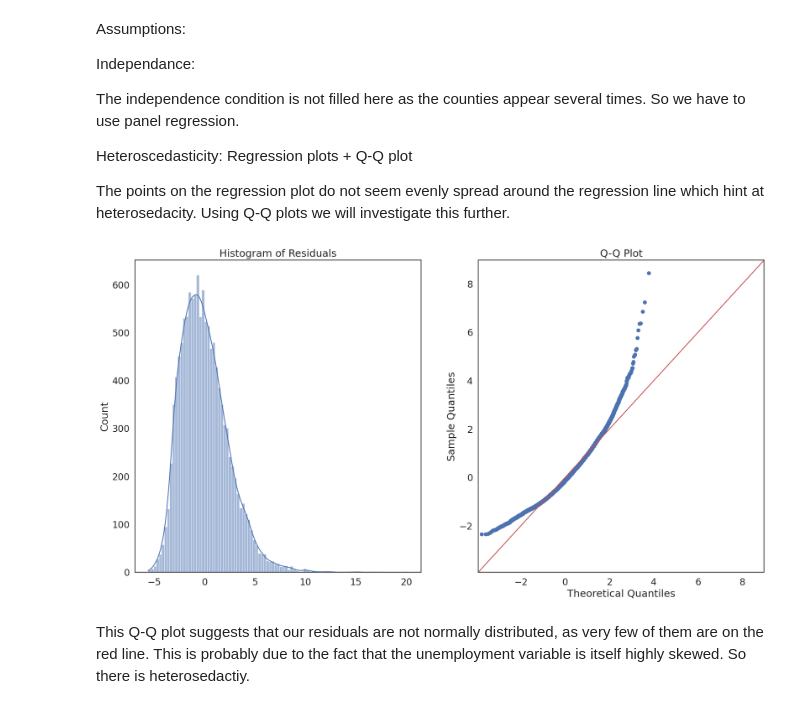
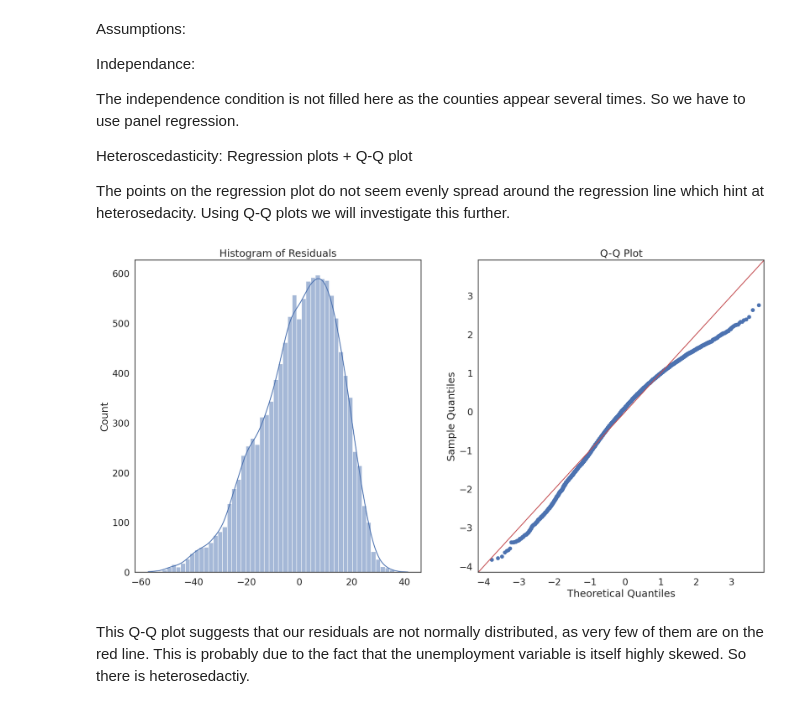
Before and after one commit to camilletulipe06-wq/QM-2, a Jupyter notebook: notebooks/W08. Diff-in-Diff.ipynb, the cells around one changed output. Cells and saved outputs as stored; diff of their text form; code cells hidden in the pictures.

```diff
--- a/notebooks/W08. Diff-in-Diff.ipynb
+++ b/notebooks/W08. Diff-in-Diff.ipynb
@@ -159,22 +159,22 @@ The points on the regression plot do not seem evenly spread around the regressio
 # %%
 # histogram of residuals + Q-Q plot
 
 import statsmodels.api as sm
-model = ols('unemployment ~  r_votes', data=df_c).fit()
+model = ols('r_votes ~  unemployment', data=df_c).fit()
 residuals = model.resid
 
 plt.rcParams["figure.figsize"] = [20, 10]
 
 f, axes = plt.subplots(1, 2)
 sns.histplot(residuals, kde=True, ax=axes[0])
 axes[0].set_title('Histogram of Residuals')
 
 sm.qqplot(residuals, line='45', fit=True,  ax=axes[1])
 axes[1].set_title('Q-Q Plot')
 
 plt.show()
 # %% [output]
-[figure, old version]
+[figure, new version]
 # %% [markdown]
 This Q-Q plot suggests that our residuals are not normally distributed, as very few of them are on the red line. This is probably due to the fact that the unemployment variable is itself highly skewed. So there is heterosedactiy.
 # %%
```
Also changed, not shown: parts of 3 cells of this notebook.
